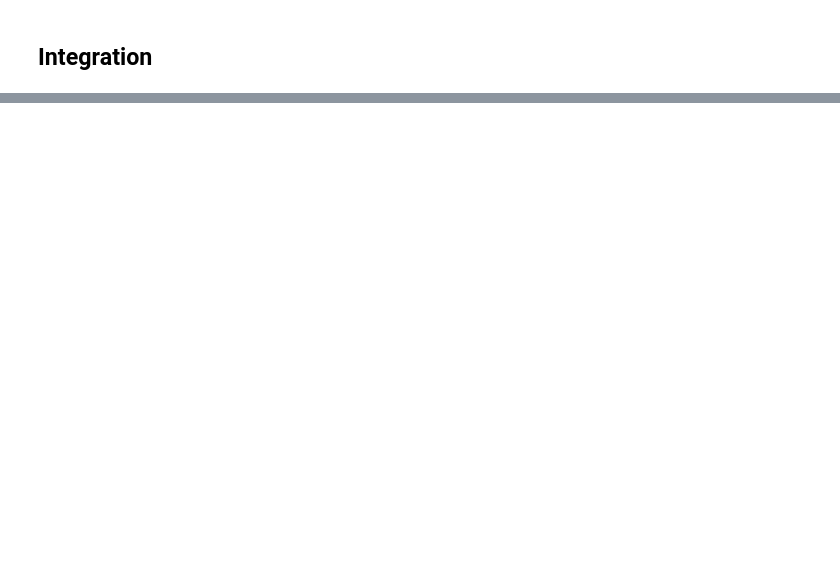
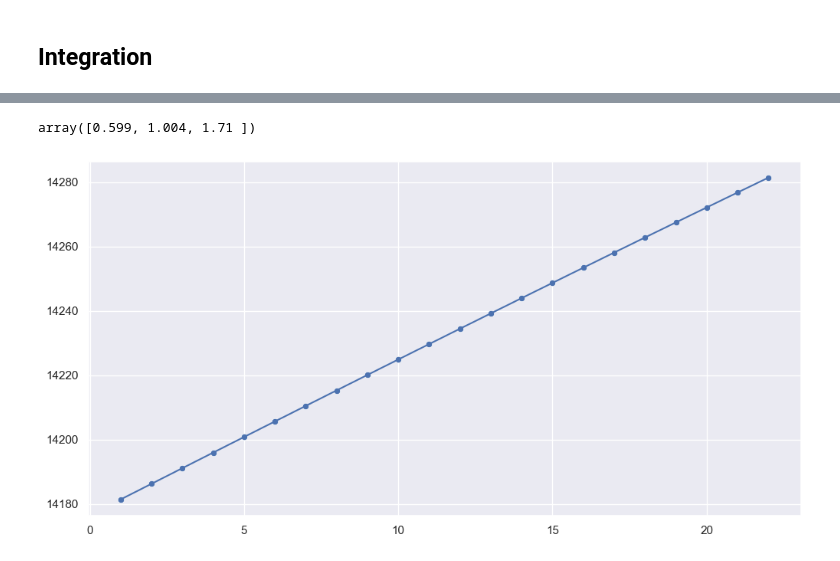
Before and after one commit to ChenZhouUC/Covid19_Modeling, a Jupyter notebook: scripts/covid19.ipynb, the cells around one changed output, grey strips where cells are left out. Saved outputs shown, nothing was run; the diff lists cells and outputs as text; code cells hidden in the pictures; blank space fills up the shorter version.

```diff
--- a/scripts/covid19.ipynb
+++ b/scripts/covid19.ipynb
@@ -397,0 +679,20 @@ def covid19_seer(cumulative_affected, seer_type):
+# %%
+kappa_init, mu_init, tau_init = [0.599, 1.004, 1.71]
+
+theta_opt, losses, fitted_opt, bs_funcs = model_theta_global_opt(
+    ser.total_affected.values,
+    kappa_init=kappa_init,
+    mu_init=mu_init,
+    tau_init=tau_init,
+    bs_interp_prop=0.5,
+    interg_interp_prop=200.0,
+    labd=5.0,
+    bs_lr_schedule=(int(4e2), 0.02, 0.999),
+    theta_lr_schedule=(int(5e2), 0.01, 0.99),
+    early_stop_ratio=[2.0, 0.99999],
+    early_stop_steps=20,
+    show_process="outer",
+    ser_loss_expansion=0.5,
+)
+theta_opt
+# %% [output]
@@ -397,0 +716,2 @@ def covid19_seer(cumulative_affected, seer_type):
+array([0.599, 1.004, 1.71 ])
+[figure, added]
```
Also changed, not shown: parts of 60 cells of this notebook, 4 other files.
